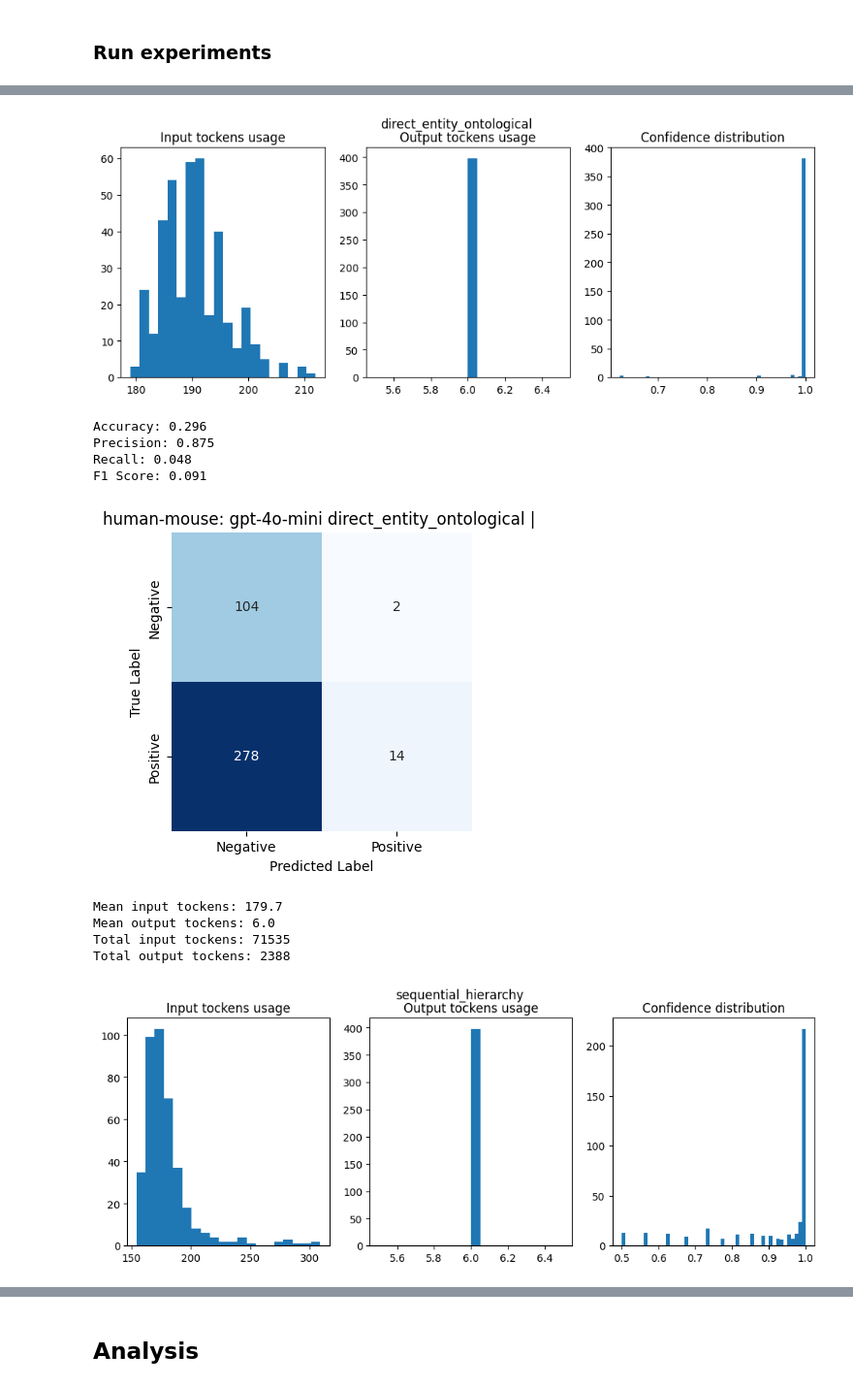
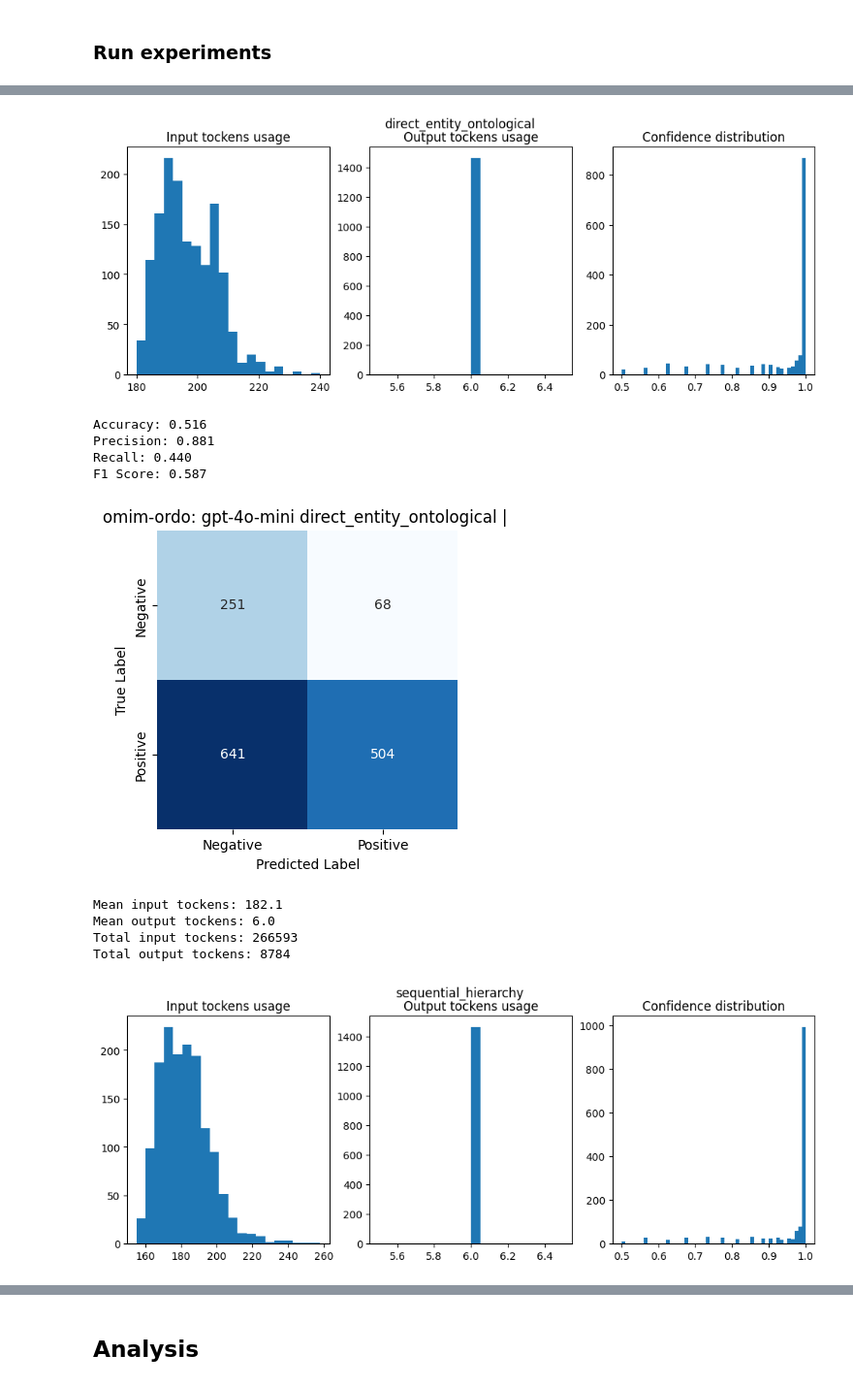
Before and after one commit to city-artificial-intelligence/logmap-llm-exp, a Jupyter notebook: notebooks/parents_experiments.ipynb, the cells around one changed output, grey strips where cells are left out. Shown at 97% size. Saved outputs shown, nothing was run; the diff lists cells and outputs as text; code cells hidden in the pictures.

Commit message:
runned omim ordo

```diff
--- a/notebooks/parents_experiments.ipynb
+++ b/notebooks/parents_experiments.ipynb
@@ -43,6 +43,11 @@ SET_NAME = "human-mouse"
 SOURCE_ONTOLOGY = "mouse"
 TARGET_ONTOLOGY = "human"
 
+DATASET_NAME = "bioml-2024"
+SET_NAME = "omim-ordo"
+SOURCE_ONTOLOGY = "omim"
+TARGET_ONTOLOGY = "ordo"
+
 src_onto_path = DATA_DIR / DATASET_NAME / SET_NAME / f"{SOURCE_ONTOLOGY}.owl"
 tgt_onto_path = DATA_DIR / DATASET_NAME / SET_NAME / f"{TARGET_ONTOLOGY}.owl"
 
@@ -61,17 +62,14 @@ onto_tgt = OntologyAccess(tgt_onto_path, annotate_on_init=True)
 # %% [markdown]
 ### Utils Functions
 # %%
-def select_best_direct_entity(
+def select_best_direct_entity_names(
     src_entity: OntologyEntryAttr, tgt_entity: OntologyEntryAttr
 ) -> list[OntologyEntryAttr, OntologyEntryAttr]:
     """If there are multiple direct parents, select one and find child element for it."""
     src_parents = next(iter(src_entity.get_direct_parents()))
     tgt_parents = next(iter(tgt_entity.get_direct_parents()))
+    return [x.get_preffered_names() if x else None for x in [src_parents, tgt_parents, src_entity, tgt_entity]]
 
-    src_children = next(iter(src_parents.get_direct_children()))
-    tgt_children = next(iter(tgt_parents.get_direct_children()))
-
-    return [x.get_preffered_names() for x in [src_parents, tgt_parents, src_children, tgt_children]]
 
 def format_hierarchy(hierarchy_dict: dict[int, set[OntologyEntryAttr]], no_level: bool = False) -> str:
     formatted = []
@@ -90,10 +88,10 @@ def format_hierarchy(hierarchy_dict: dict[int, set[OntologyEntryAttr]], no_level
 # %%
 def prompt_direct_entity(src_entity: OntologyEntryAttr, tgt_entity: OntologyEntryAttr) -> str:
     """Regular prompt that uses natural language and is more intuitive."""
-    src_parent, tgt_parent, src_child, tgt_child = select_best_direct_entity(src_entity, tgt_entity)
+    src_parent, tgt_parent, src_entity_names, tgt_entity_names = select_best_direct_entity_names(src_entity, tgt_entity)
     return f"""We have two entities from different biomedical ontologies.
-The first one is "{src_child}", which falls under the category "{src_parent}".
-The second one is "{tgt_child}", which falls under the category "{tgt_parent}".
+The first one is "{src_entity_names}", which falls under the category "{src_parent}".
+The second one is "{tgt_entity_names}", which falls under the category "{tgt_parent}".
 
 Do they mean the same thing? Respond with "True" or "False".
 """
@@ -101,14 +99,14 @@ Do they mean the same thing? Respond with "True" or "False".
 
 def prompt_direct_entity_ontological(src_entity: OntologyEntryAttr, tgt_entity: OntologyEntryAttr) -> str:
     """Ontological prompt that uses ontology-focused language."""
-    src_parent, tgt_parent, src_child, tgt_child = select_best_direct_entity(src_entity, tgt_entity)
+    src_parent, tgt_parent, src_entity_names, tgt_entity_names = select_best_direct_entity_names(src_entity, tgt_entity)
     return f"""Analyze the following entities, each originating from a distinct biomedical ontology.
 Your task is to assess whether they represent the **same ontological concept**, considering both their semantic meaning and hierarchical position.
 
-1. Source entity: "{src_child}"
+1. Source entity: "{src_entity_names}"
 \t- Direct ontological parent: "{src_parent}"
 
-2. Target entity: "{tgt_child}"
+2. Target entity: "{tgt_entity_names}"
 \t- Direct ontological parent: "{tgt_parent}"
 
 Are these entities **ontologically equivalent** within their respective ontologies? Respond with "True" or "False".
@@ -165,10 +163,11 @@ EXP_NAMES_TO_PROMPT_FUNCTIONS = {
     ]
 }
 
-src_entity, tgt_entity = (
-    OntologyEntryAttr("http://mouse.owl#MA_0000293", onto_src),
-    OntologyEntryAttr("http://human.owl#NCI_C33075", onto_tgt),
-)
+src_entity, tgt_entity = read_oracle_pairs(format_oracle_pairs_filepath(DATASET_NAME, SET_NAME))[0]
+src_entity, tgt_entity = OntologyEntryAttr(src_entity, onto_src), OntologyEntryAttr(tgt_entity, onto_tgt)
+
+print(src_entity)
+print(tgt_entity)
 
 for name, prompt_function in EXP_NAMES_TO_PROMPT_FUNCTIONS.items():
     print(f"Prompt function: {name}")
@@ -195,7 +194,7 @@ Based on their **ontological positioning, hierarchical relationships, and semant
 # %% [markdown]
 ### Run experiments
 # %%
-MAX_WORKERS = 6
+MAX_WORKERS = 50
 MODEL = "gpt-4o-mini"
 
 oracle_candidate_pairs_path = format_oracle_pairs_filepath(DATASET_NAME, SET_NAME)
@@ -243,11 +242,11 @@ Total output tockens: 2388
-[figure, old version]
+[figure, new version]
-Accuracy: 0.296
-Precision: 0.875
-Recall: 0.048
-F1 Score: 0.091
+Accuracy: 0.516
+Precision: 0.881
+Recall: 0.440
+F1 Score: 0.587
-[figure, old version]
+[figure, new version]
-Mean input tockens: 179.7
+Mean input tockens: 182.1
 Mean output tockens: 6.0
-Total input tockens: 71535
-Total output tockens: 2388
+Total input tockens: 266593
+Total output tockens: 8784
-[figure, old version]
+[figure, new version]
```
Also changed, not shown: parts of 4 cells of this notebook.
